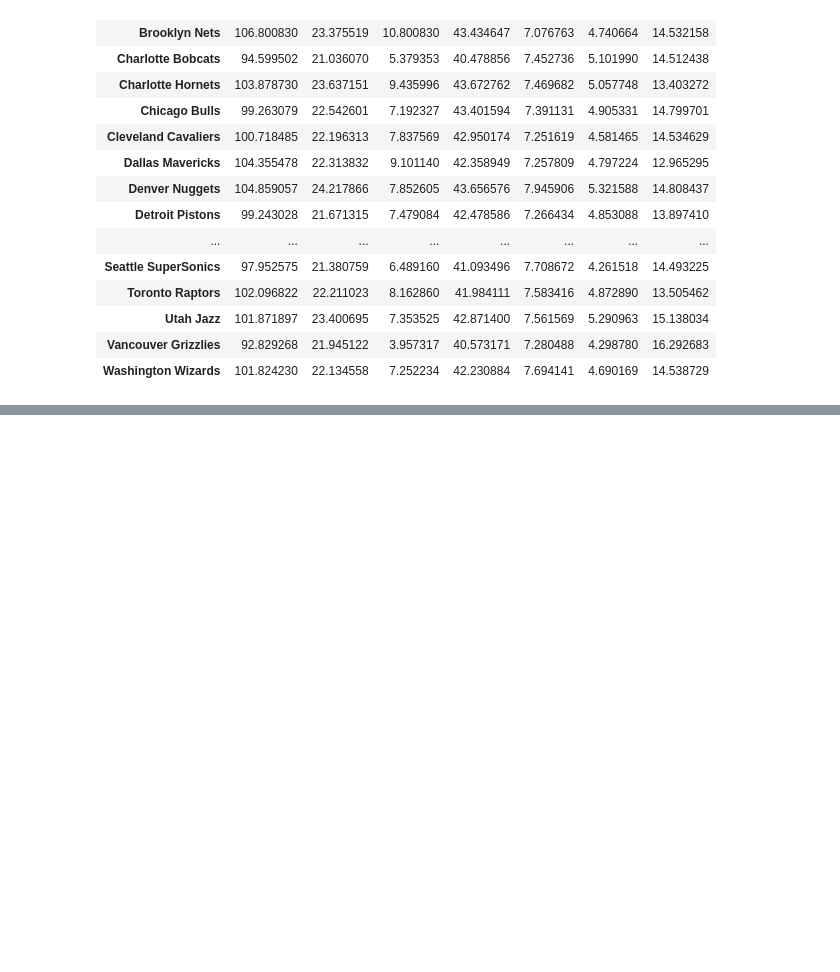
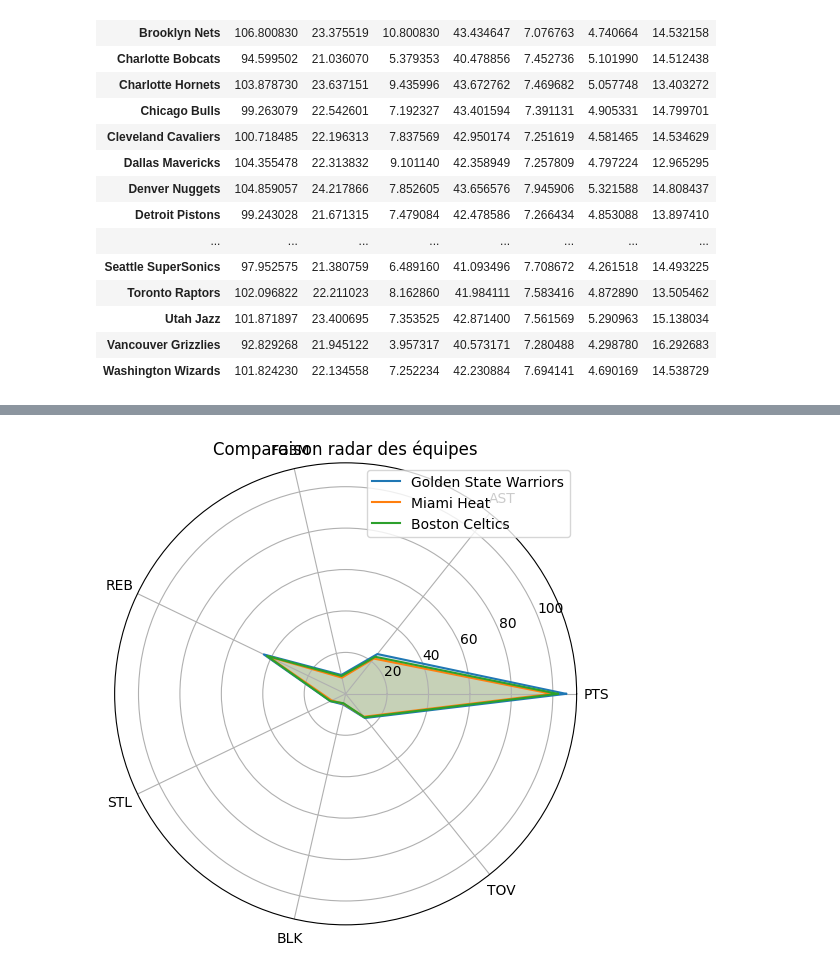
Before and after one commit to othmanedq/ml-project, a Jupyter notebook: MLTeams/notebooks/Modele.ipynb, the cells around one changed output, grey strips where cells are left out. Saved outputs shown, nothing was run; the diff lists cells and outputs as text; code cells hidden in the pictures; blank space fills up the shorter version.

```diff
--- a/MLTeams/notebooks/Modele.ipynb
+++ b/MLTeams/notebooks/Modele.ipynb
@@ -177,0 +283,21 @@ plt.show()
+# %%
+import numpy as np
+
+def radar_plot(teams, features=features):
+    angles = np.linspace(0, 2 * np.pi, len(features), endpoint=False).tolist()
+    angles += angles[:1]
+    fig, ax = plt.subplots(figsize=(6,6), subplot_kw=dict(polar=True))
+    for team in teams:
+        stats = team_stats.loc[team, features].values
+        stats = np.concatenate((stats, [stats[0]]))
+        ax.plot(angles, stats, label=team)
+        ax.fill(angles, stats, alpha=0.15)
+    ax.set_thetagrids(np.degrees(angles[:-1]), features)
+    plt.legend()
+    plt.title("Comparaison radar des équipes")
+    plt.show()
+
+# Exemple d’utilisation
+radar_plot(["Golden State Warriors", "Miami Heat", "Boston Celtics"])
+# %% [output]
+[figure, added]
```
Also changed, not shown: parts of 49 cells of this notebook, 2 other files.
